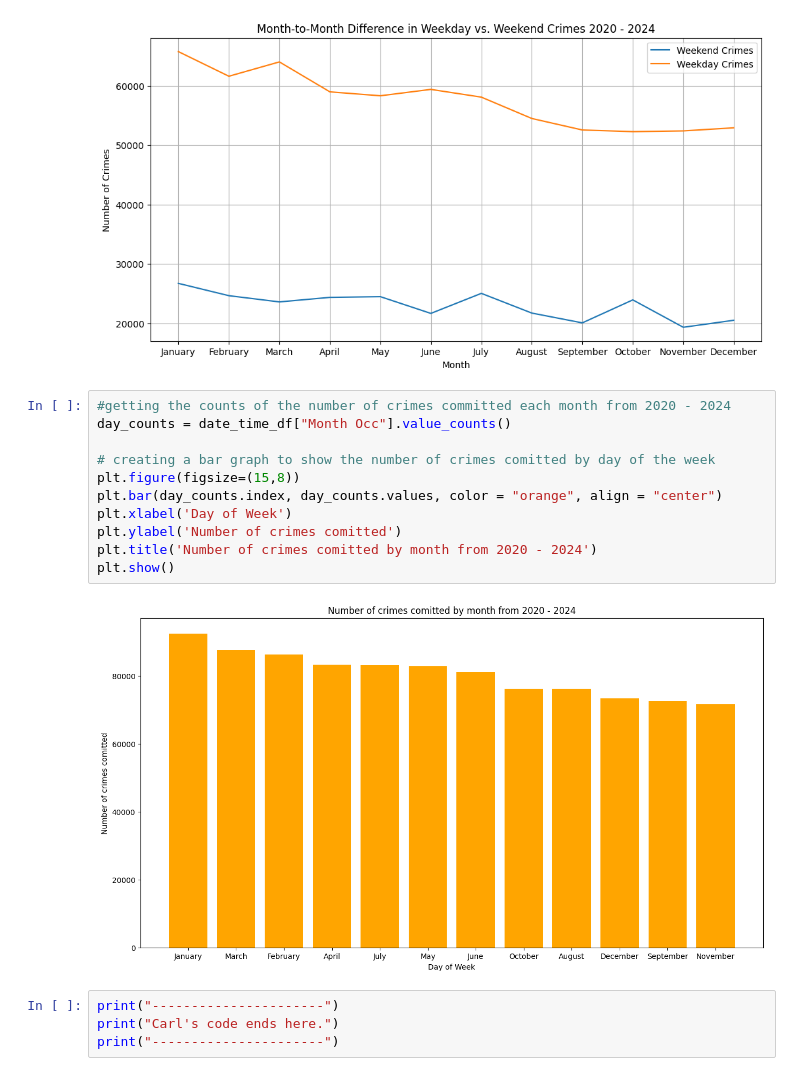
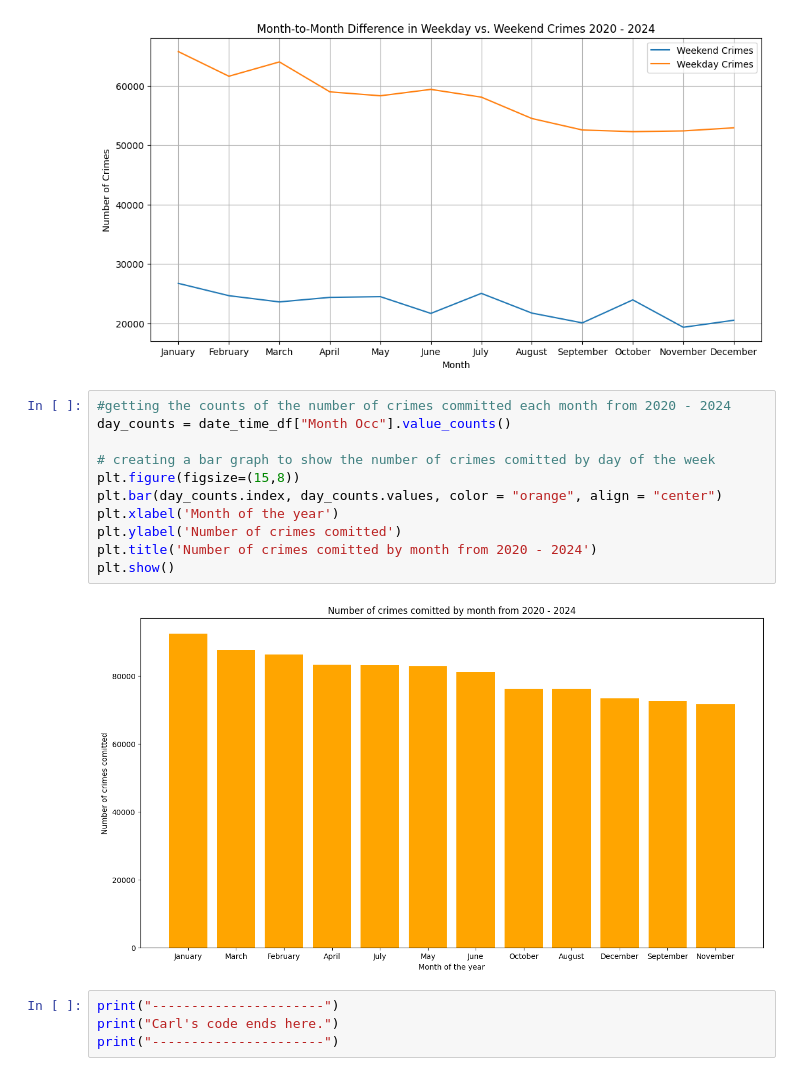
Before and after one commit to rkuautli/Data_Project_1, a Jupyter notebook: crime.ipynb, the cells around one changed output. Cells and saved outputs as stored; diff of their text form.

```diff
--- a/crime.ipynb
+++ b/crime.ipynb
@@ -443,16 +443,16 @@ plt.show()
 # %%
 #getting the counts of the number of crimes committed each month from 2020 - 2024
 day_counts = date_time_df["Month Occ"].value_counts()
 
 # creating a bar graph to show the number of crimes comitted by day of the week
 plt.figure(figsize=(15,8))
 plt.bar(day_counts.index, day_counts.values, color = "orange", align = "center")
-plt.xlabel('Day of Week')
+plt.xlabel('Month of the year')
 plt.ylabel('Number of crimes comitted')
 plt.title('Number of crimes comitted by month from 2020 - 2024')
 plt.show()
 # %% [output]
-[figure, old version]
+[figure, new version]
 # %%
 print("----------------------")
 print("Carl's code ends here.")
```
Also changed, not shown: 4 other files.
